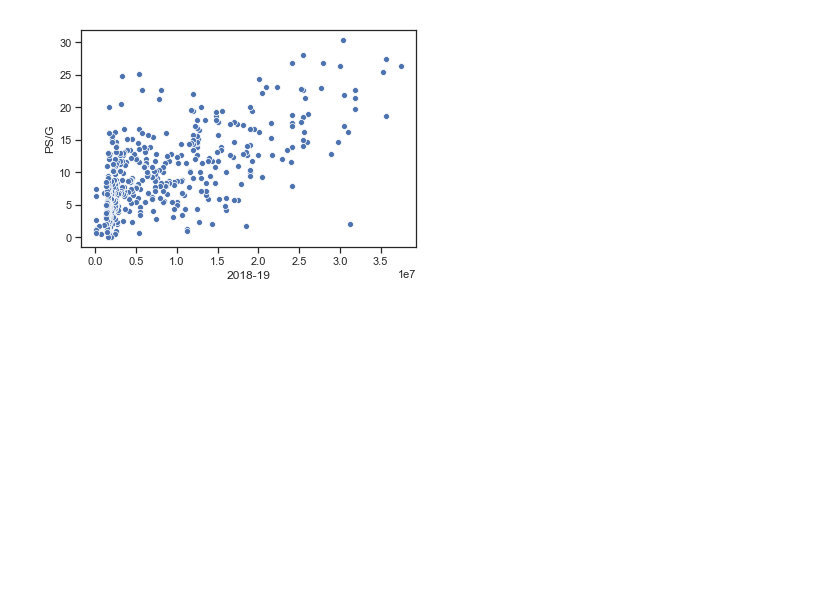
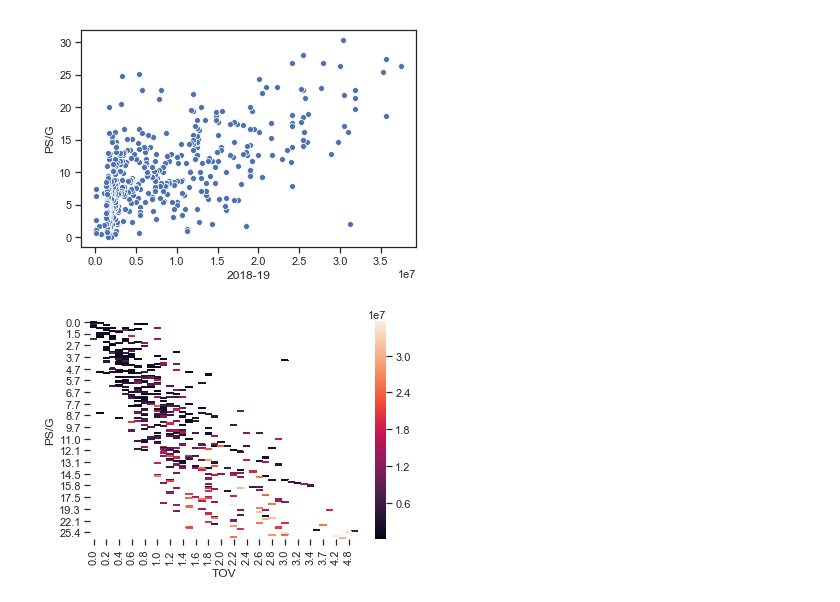
Before and after one commit to surabhikhachar/EECS_731_Project_7, a Jupyter notebook: notebooks/Visualizations.ipynb, the cells around one changed output. Saved outputs shown, nothing was run; the diff lists cells and outputs as text; code cells hidden in the pictures; blank space fills up the shorter version.

Commit message:
Final Visualizations

```diff
--- a/notebooks/Visualizations.ipynb
+++ b/notebooks/Visualizations.ipynb
@@ -58,3 +59,12 @@ sns.lmplot('2018-19', 'PS/G', data=df_merged)
 ...                      data=df_merged)
 # %% [output]
 [figure]
+# %%
+df = pd.pivot_table(data=df_merged,
+                    index='PS/G',
+                    values='2018-19',
+                    columns='TOV')
+
+ax = sns.heatmap(df)
+# %% [output]
+[figure, added]
```
Also changed, not shown: parts of 2 cells of this notebook.
